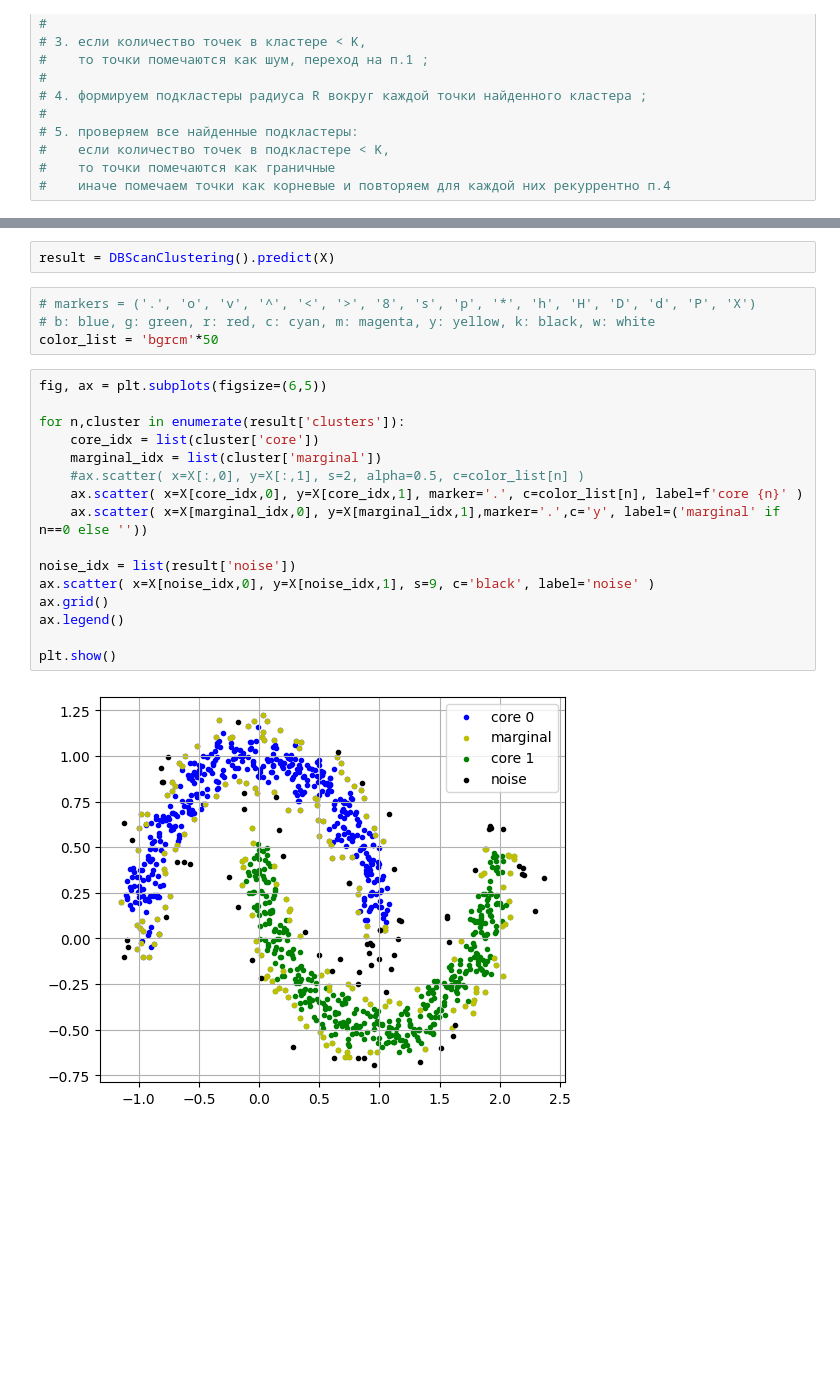
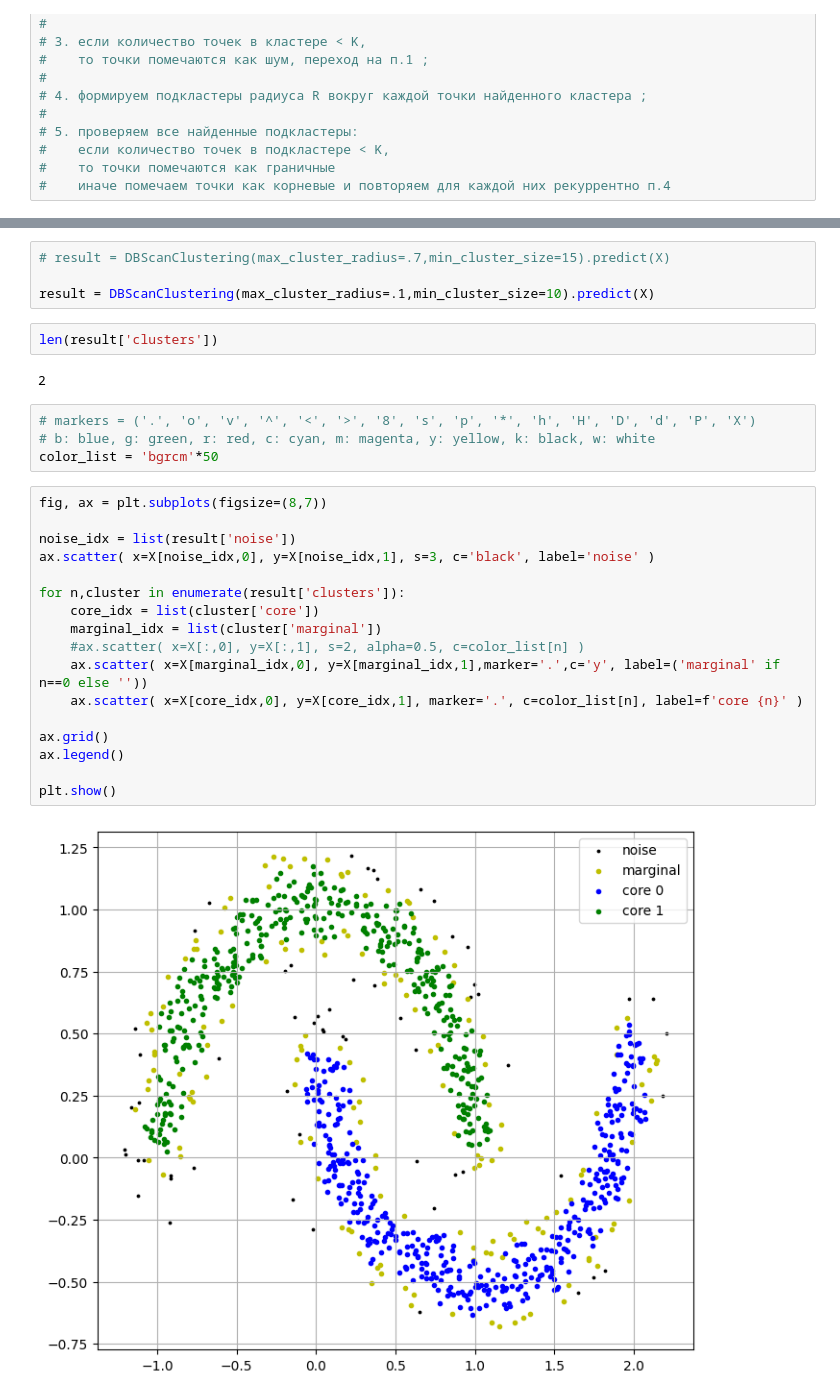
Before and after one commit to mechanoid5/ml_lectorium_2024_I, a Jupyter notebook: examples/07-clustering/05-dbscan.ipynb, the cells around one changed output, grey strips where cells are left out. Saved outputs shown, nothing was run; the diff lists cells and outputs as text; blank space fills up the shorter version.

```diff
--- a/examples/07-clustering/05-dbscan.ipynb
+++ b/examples/07-clustering/05-dbscan.ipynb
@@ -118,25 +153,32 @@ class DBScanClustering:
         return self._build_cluster(D,result) # нет новый точек для проверки, создаём новый кластер
 # %%
-result = DBScanClustering().predict(X)
+# result = DBScanClustering(max_cluster_radius=.7,min_cluster_size=15).predict(X)
+
+result = DBScanClustering(max_cluster_radius=.1,min_cluster_size=10).predict(X)
-# %%
-# markers = ('.', 'o', 'v', '^', '<', '>', '8', 's', 'p', '*', 'h', 'H', 'D', 'd', 'P', 'X')
-# b: blue, g: green, r: red, c: cyan, m: magenta, y: yellow, k: black, w: white
-color_list = 'bgrcm'*50
+# %%
+len(result['clusters'])
+# %% [output]
+2
+# %%
+# markers = ('.', 'o', 'v', '^', '<', '>', '8', 's', 'p', '*', 'h', 'H', 'D', 'd', 'P', 'X')
+# b: blue, g: green, r: red, c: cyan, m: magenta, y: yellow, k: black, w: white
+color_list = 'bgrcm'*50
 # %%
-fig, ax = plt.subplots(figsize=(6,5))
+fig, ax = plt.subplots(figsize=(8,7))
+
+noise_idx = list(result['noise'])
+ax.scatter( x=X[noise_idx,0], y=X[noise_idx,1], s=3, c='black', label='noise' )
 
 for n,cluster in enumerate(result['clusters']):
     core_idx = list(cluster['core'])
     marginal_idx = list(cluster['marginal'])
     #ax.scatter( x=X[:,0], y=X[:,1], s=2, alpha=0.5, c=color_list[n] )
+    ax.scatter( x=X[marginal_idx,0], y=X[marginal_idx,1],marker='.',c='y', label=('marginal' if n==0 else ''))
     ax.scatter( x=X[core_idx,0], y=X[core_idx,1], marker='.', c=color_list[n], label=f'core {n}' )
-    ax.scatter( x=X[marginal_idx,0], y=X[marginal_idx,1],marker='.',c='y', label=('marginal' if n==0 else ''))
 
-noise_idx = list(result['noise'])
-ax.scatter( x=X[noise_idx,0], y=X[noise_idx,1], s=9, c='black', label='noise' )
 ax.grid()
 ax.legend()
 
 plt.show()
 # %% [output]
-[figure, old version]
+[figure, new version]
```
Also changed, not shown: parts of 7 cells of this notebook.
